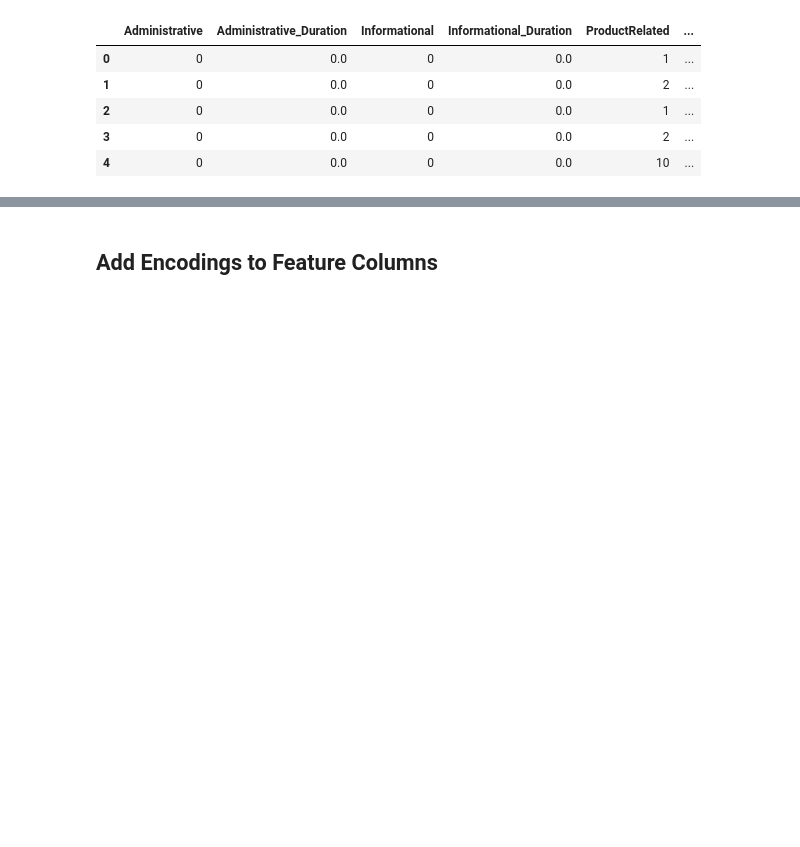
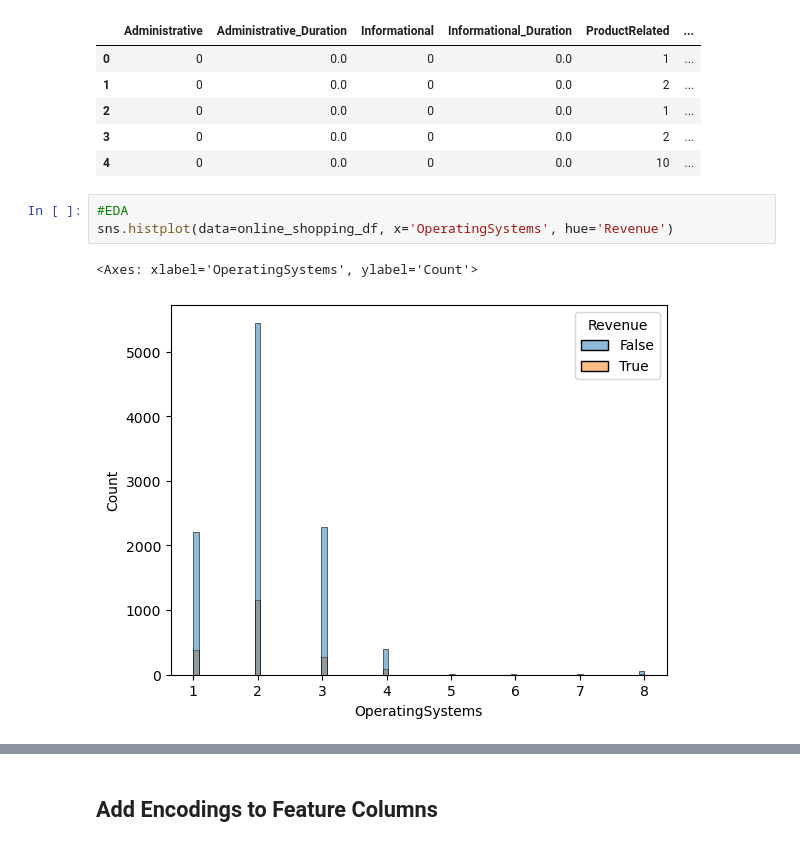
Before and after one commit to DaxKelson/aibootcampGroup3Project2, a Jupyter notebook: Project2.ipynb, the cells around one changed output, grey strips where cells are left out. Cells and saved outputs as stored; diff of their text form; blank space fills up the shorter version.

Commit message:
adding seaborn for visualizing correlations

```diff
--- a/Project2.ipynb
+++ b/Project2.ipynb
@@ -68,3 +68,9 @@ X.head()
 | 2 | 0 | 0.0 | 0 | 0.0 | 1 | ... |
 | 3 | 0 | 0.0 | 0 | 0.0 | 2 | ... |
 | 4 | 0 | 0.0 | 0 | 0.0 | 10 | ... |
+# %%
+#EDA
+sns.histplot(data=online_shopping_df, x='OperatingSystems', hue='Revenue')
+# %% [output]
+<Axes: xlabel='OperatingSystems', ylabel='Count'>
+[figure, added]
```
Also changed, not shown: parts of 6 cells of this notebook.
